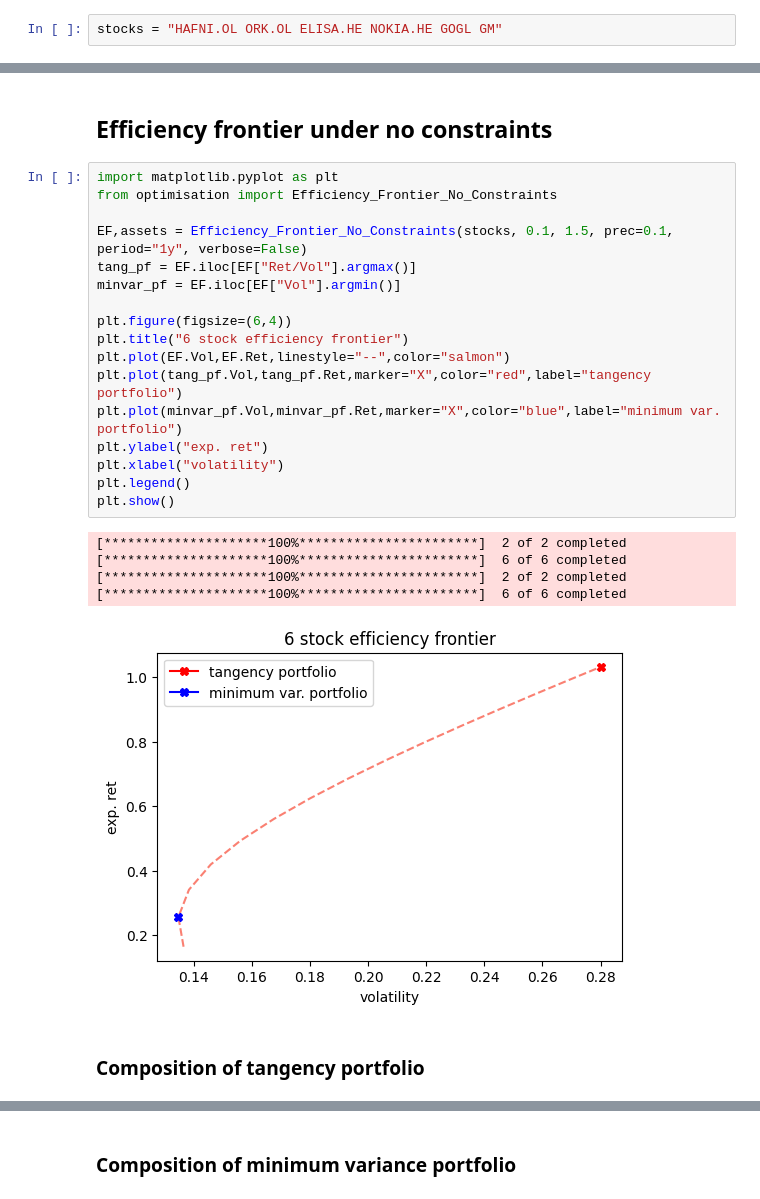
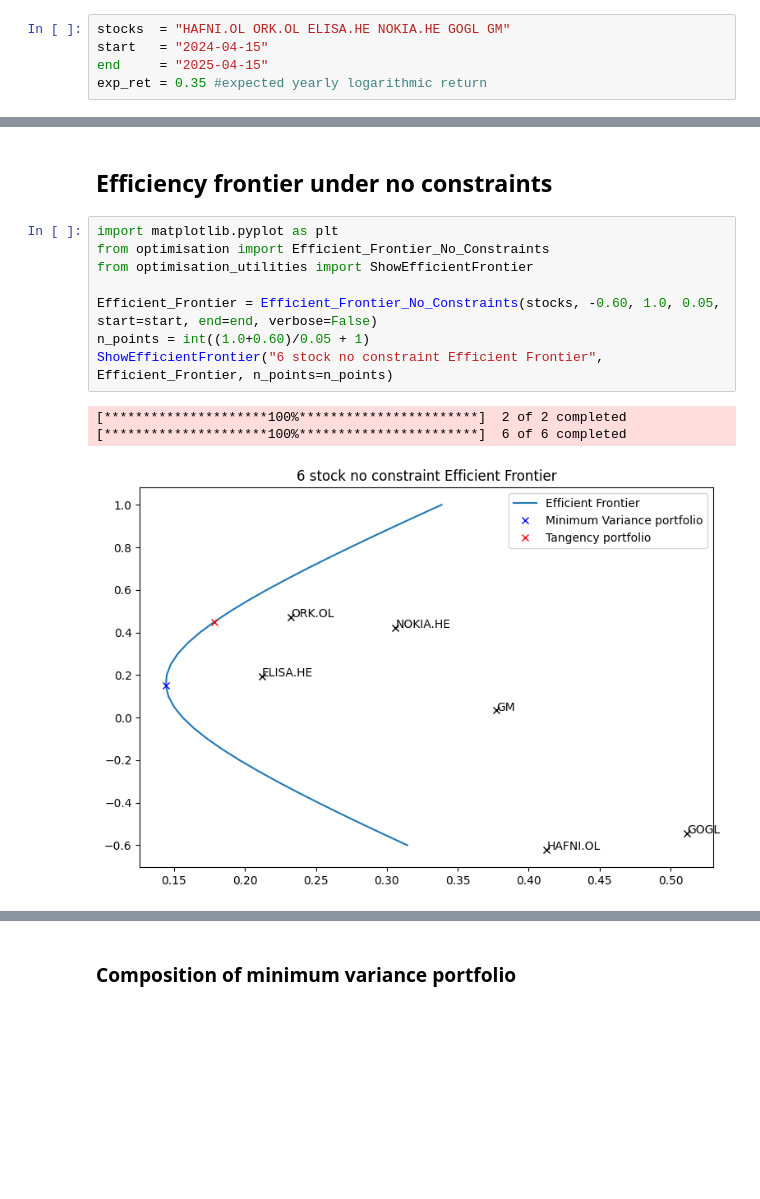
Before and after one commit to eliasyter/Financial_Toolbox, a Jupyter notebook: proof_of_concept.ipynb, the cells around one changed output, grey strips where cells are left out. Cells and saved outputs as stored; diff of their text form; blank space fills up the shorter version.

Commit message:
fixed optimisation functionsand proof_of_concept. created optimisation_utilities

```diff
--- a/proof_of_concept.ipynb
+++ b/proof_of_concept.ipynb
@@ -5,2 +8,5 @@
 # %%
-stocks = "HAFNI.OL ORK.OL ELISA.HE NOKIA.HE GOGL GM"
+stocks  = "HAFNI.OL ORK.OL ELISA.HE NOKIA.HE GOGL GM"
+start   = "2024-04-15"
+end     = "2025-04-15"
+exp_ret = 0.35 #expected yearly logarithmic return
@@ -66,26 +88,13 @@ Volat.: 41.4200%
 ## Efficiency frontier under no constraints
 # %%
 import matplotlib.pyplot as plt
-from optimisation import Efficiency_Frontier_No_Constraints
+from optimisation import Efficient_Frontier_No_Constraints
+from optimisation_utilities import ShowEfficientFrontier
 
-EF,assets = Efficiency_Frontier_No_Constraints(stocks, 0.1, 1.5, prec=0.1, period="1y", verbose=False)
-tang_pf = EF.iloc[EF["Ret/Vol"].argmax()]
-minvar_pf = EF.iloc[EF["Vol"].argmin()]
-
-plt.figure(figsize=(6,4))
-plt.title("6 stock efficiency frontier")
-plt.plot(EF.Vol,EF.Ret,linestyle="--",color="salmon")
-plt.plot(tang_pf.Vol,tang_pf.Ret,marker="X",color="red",label="tangency portfolio")
-plt.plot(minvar_pf.Vol,minvar_pf.Ret,marker="X",color="blue",label="minimum var. portfolio")
-plt.ylabel("exp. ret")
-plt.xlabel("volatility")
-plt.legend()
-plt.show()
+Efficient_Frontier = Efficient_Frontier_No_Constraints(stocks, -0.60, 1.0, 0.05, start=start, end=end, verbose=False)
+n_points = int((1.0+0.60)/0.05 + 1)
+ShowEfficientFrontier("6 stock no constraint Efficient Frontier", Efficient_Frontier, n_points=n_points)
 # %% [output]
 [*********************100%***********************]  2 of 2 completed
 [*********************100%***********************]  6 of 6 completed
-[*********************100%***********************]  2 of 2 completed
-[*********************100%***********************]  6 of 6 completed
-[figure, old version]
+[figure, new version]
-# %% [markdown]
-### Composition of tangency portfolio
```
Also changed, not shown: parts of 13 cells of this notebook, 3 other files.
